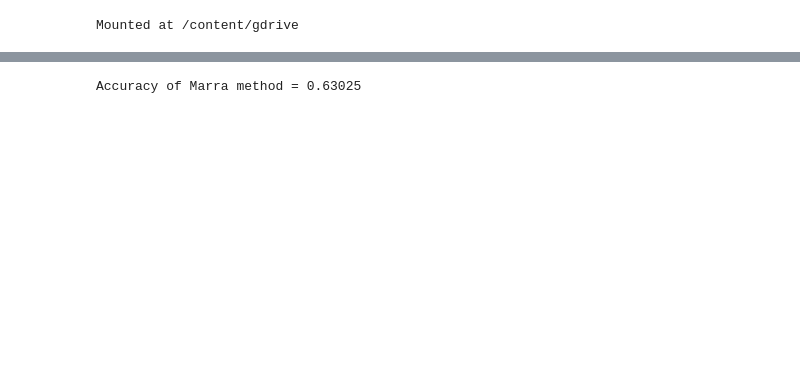
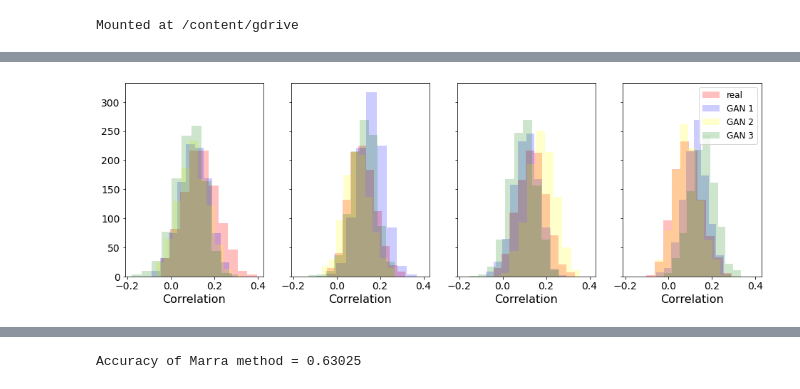
Before and after one commit to VasundharaAgarwal/GANFingerprinting, a Jupyter notebook: code/Attribution_Evaluation.ipynb, the cells around one changed output, grey strips where cells are left out. Drawn from its saved outputs; the diff is of its cells as text; code cells hidden in the pictures; blank space fills up the shorter version.

```diff
--- a/code/Attribution_Evaluation.ipynb
+++ b/code/Attribution_Evaluation.ipynb
@@ -173,0 +12,5 @@ np.save('/content/gdrive/My Drive/Diss/Marra/Predictions/NN_median_blur', marra_
+# %%
+fp_util.plot_corr_histograms('Marra')
+plt.savefig('Marra_correlation_histogram.pdf', bbox_inches='tight')
+# %% [output]
+[figure, added]
```
Also changed, not shown: parts of 28 cells of this notebook, 3 other files.
